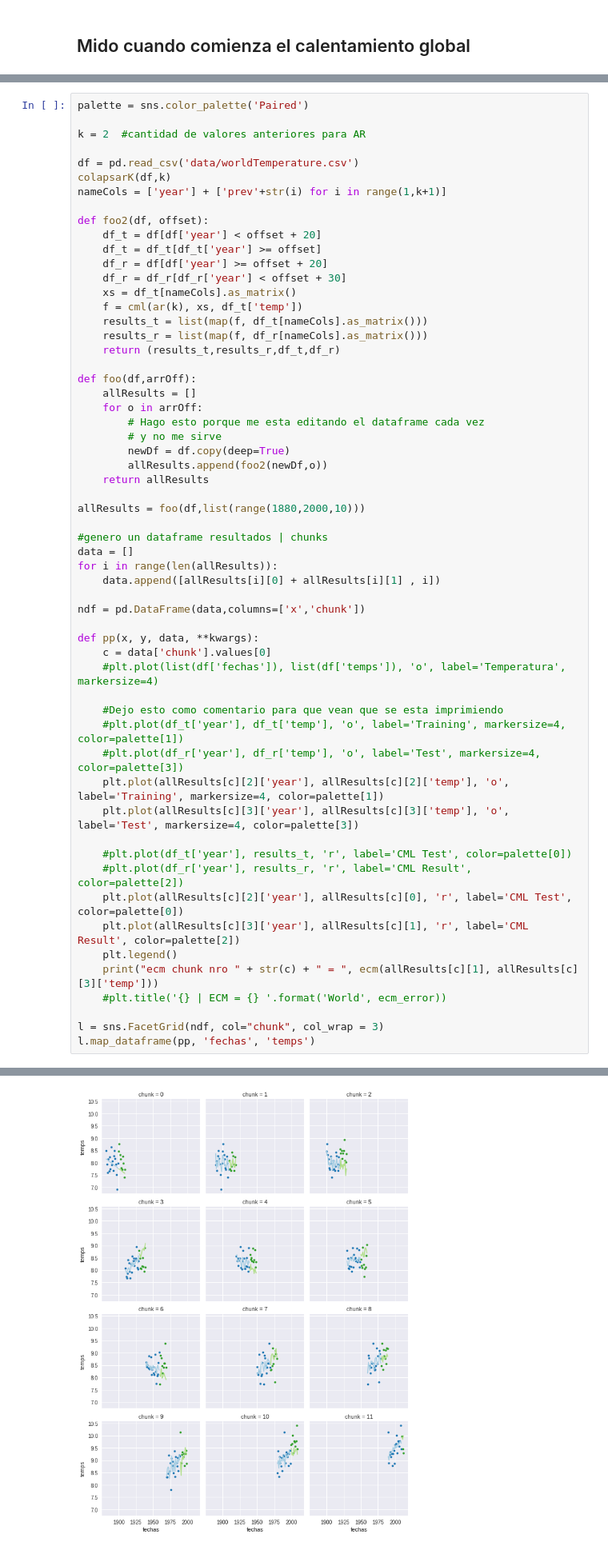
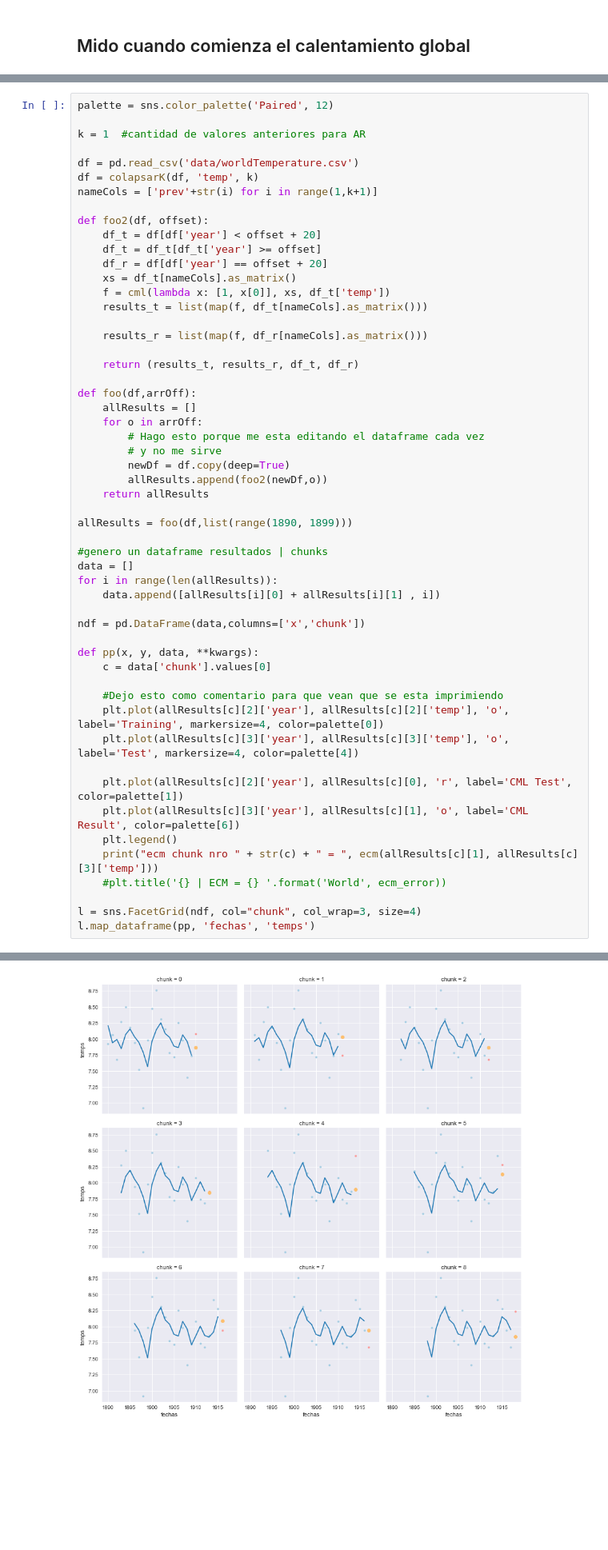
Before and after one commit to smcsicardi/metnum-tp3, a Jupyter notebook: world temperature least squares.ipynb, the cells around one changed output, grey strips where cells are left out. Shown at 80% size. Saved outputs shown, nothing was run; the diff lists cells and outputs as text; blank space fills up the shorter version.

```diff
--- a/world temperature least squares.ipynb
+++ b/world temperature least squares.ipynb
@@ -142,24 +143,25 @@ l.map_dataframe(pp, 'fechas', 'temps')
 <seaborn.axisgrid.FacetGrid at 0x...>
 [figure]
 # %%
-palette = sns.color_palette('Paired')
+palette = sns.color_palette('Paired', 12)
 
-k = 2  #cantidad de valores anteriores para AR
+k = 1  #cantidad de valores anteriores para AR
 
 df = pd.read_csv('data/worldTemperature.csv')
-colapsarK(df,k)
-nameCols = ['year'] + ['prev'+str(i) for i in range(1,k+1)]
+df = colapsarK(df, 'temp', k)
+nameCols = ['prev'+str(i) for i in range(1,k+1)]
 
 def foo2(df, offset):
     df_t = df[df['year'] < offset + 20]
     df_t = df_t[df_t['year'] >= offset]
-    df_r = df[df['year'] >= offset + 20]
-    df_r = df_r[df_r['year'] < offset + 30]
+    df_r = df[df['year'] == offset + 20]
     xs = df_t[nameCols].as_matrix()
-    f = cml(ar(k), xs, df_t['temp'])
+    f = cml(lambda x: [1, x[0]], xs, df_t['temp'])
     results_t = list(map(f, df_t[nameCols].as_matrix()))
+
     results_r = list(map(f, df_r[nameCols].as_matrix()))
-    return (results_t,results_r,df_t,df_r)
+
+    return (results_t, results_r, df_t, df_r)
 
 def foo(df,arrOff):
     allResults = []
@@ -170,7 +172,7 @@ def foo(df,arrOff):
         allResults.append(foo2(newDf,o))
     return allResults
 
-allResults = foo(df,list(range(1880,2000,10)))
+allResults = foo(df,list(range(1890, 1899)))
 
 #genero un dataframe resultados | chunks
 data = []
@@ -181,22 +183,17 @@ ndf = pd.DataFrame(data,columns=['x','chunk'])
 
 def pp(x, y, data, **kwargs):
     c = data['chunk'].values[0]
-    #plt.plot(list(df['fechas']), list(df['temps']), 'o', label='Temperatura', markersize=4)
 
     #Dejo esto como comentario para que vean que se esta imprimiendo
-    #plt.plot(df_t['year'], df_t['temp'], 'o', label='Training', markersize=4, color=palette[1])
-    #plt.plot(df_r['year'], df_r['temp'], 'o', label='Test', markersize=4, color=palette[3])
-    plt.plot(allResults[c][2]['year'], allResults[c][2]['temp'], 'o', label='Training', markersize=4, color=palette[1])
-    plt.plot(allResults[c][3]['year'], allResults[c][3]['temp'], 'o', label='Test', markersize=4, color=palette[3])
+    plt.plot(allResults[c][2]['year'], allResults[c][2]['temp'], 'o', label='Training', markersize=4, color=palette[0])
+    plt.plot(allResults[c][3]['year'], allResults[c][3]['temp'], 'o', label='Test', markersize=4, color=palette[4])
 
-    #plt.plot(df_t['year'], results_t, 'r', label='CML Test', color=palette[0])
-    #plt.plot(df_r['year'], results_r, 'r', label='CML Result', color=palette[2])
-    plt.plot(allResults[c][2]['year'], allResults[c][0], 'r', label='CML Test', color=palette[0])
-    plt.plot(allResults[c][3]['year'], allResults[c][1], 'r', label='CML Result', color=palette[2])
+    plt.plot(allResults[c][2]['year'], allResults[c][0], 'r', label='CML Test', color=palette[1])
+    plt.plot(allResults[c][3]['year'], allResults[c][1], 'o', label='CML Result', color=palette[6])
     plt.legend()
     print("ecm chunk nro " + str(c) + " = ", ecm(allResults[c][1], allResults[c][3]['temp']))
     #plt.title('{} | ECM = {} '.format('World', ecm_error))
 
-l = sns.FacetGrid(ndf, col="chunk", col_wrap = 3)
+l = sns.FacetGrid(ndf, col="chunk", col_wrap=3, size=4)
 l.map_dataframe(pp, 'fechas', 'temps')
 # %% [output]
@@ -215,2 +209,2 @@ ecm chunk nro 11 =  0.212421195844
 <seaborn.axisgrid.FacetGrid at 0x...>
-[figure, old version]
+[figure, new version]
```
Also changed, not shown: parts of 7 cells of this notebook, 2 other files.
